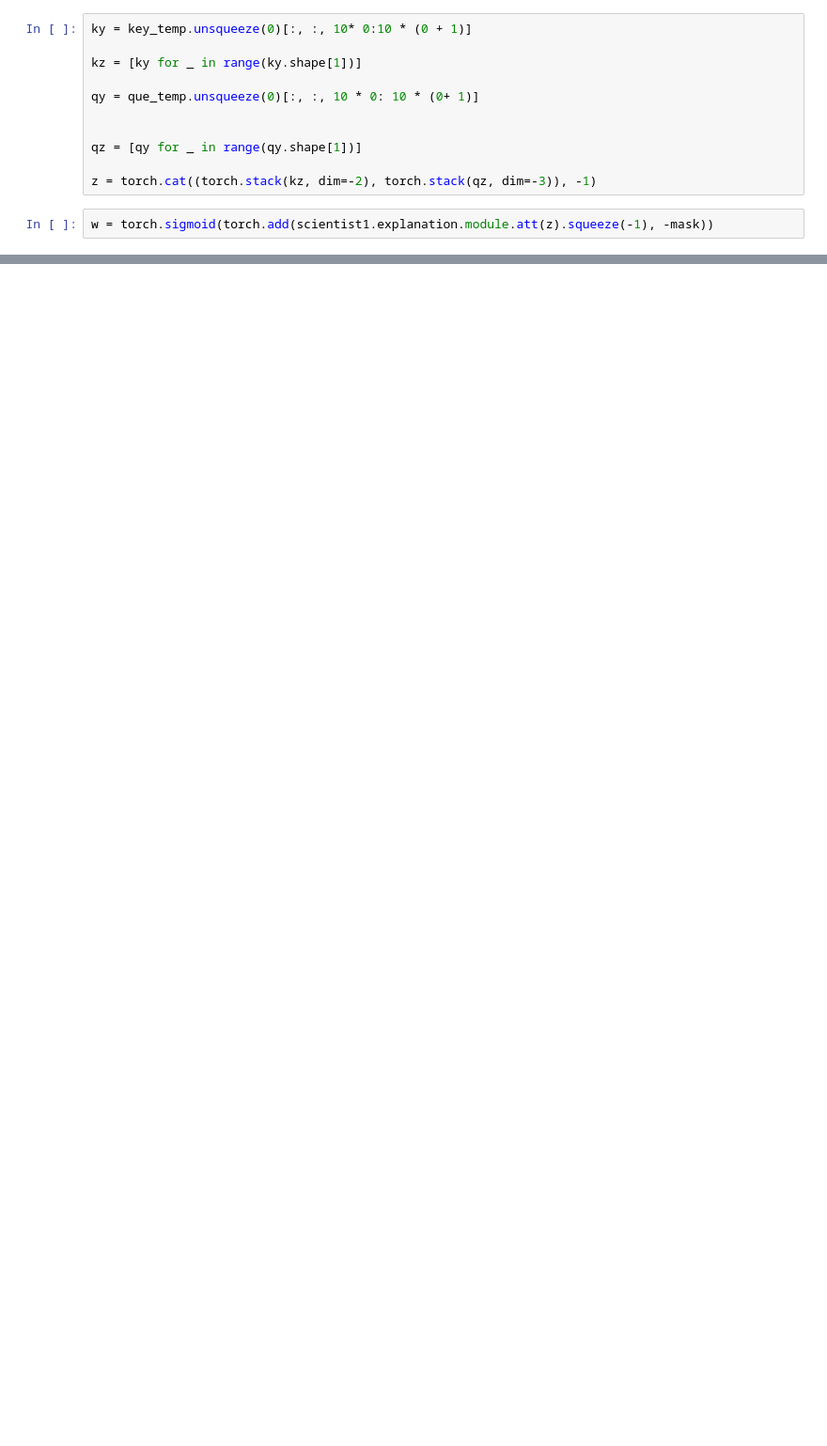
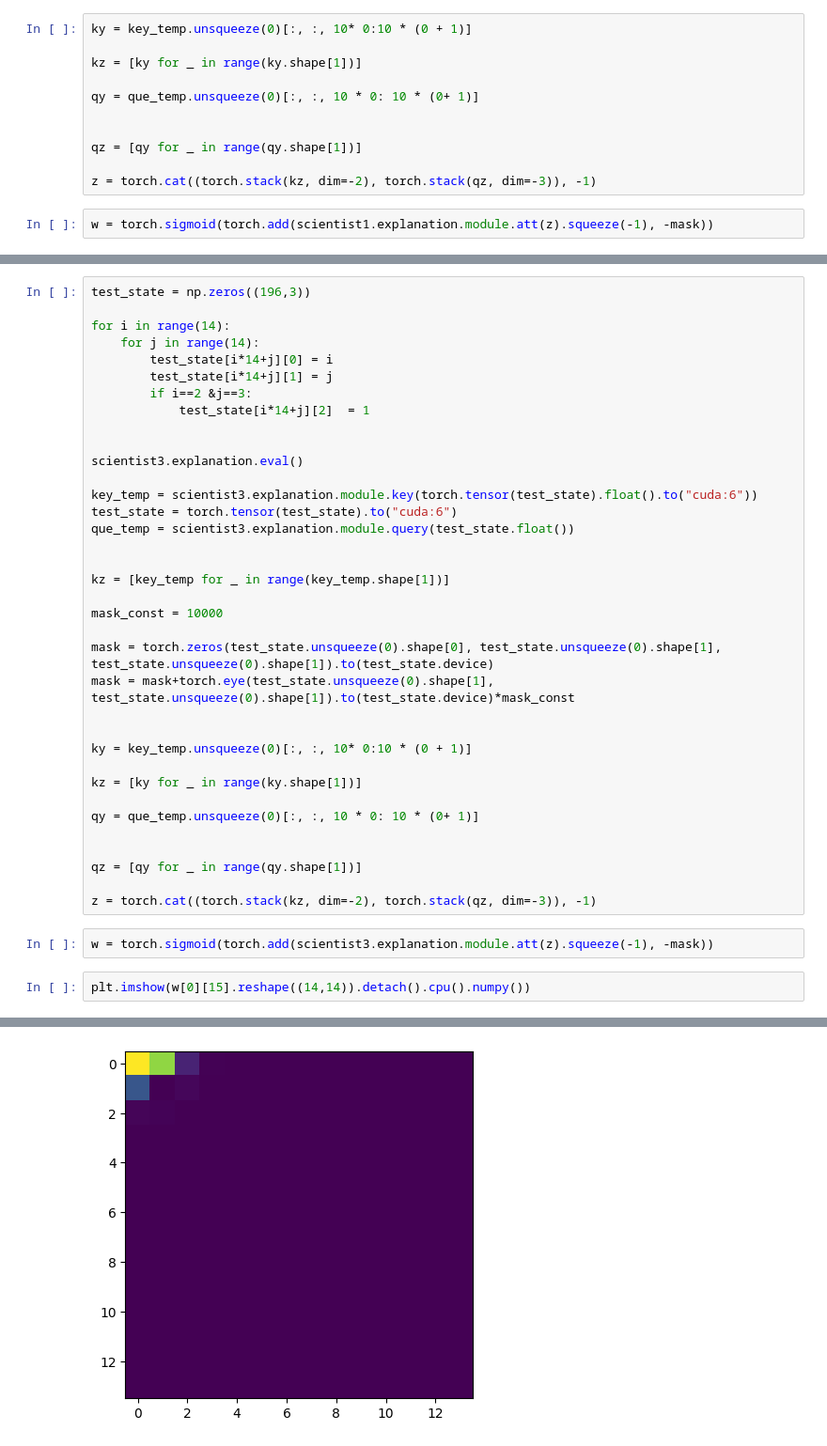
Before and after one commit to MunjungKim/Simulation_of_Science, a Jupyter notebook: notebook/01-Test.ipynb, the cells around one changed output, grey strips where cells are left out. Shown at 94% size. Cells and saved outputs as stored; diff of their text form; blank space fills up the shorter version.

```diff
--- a/notebook/01-Test.ipynb
+++ b/notebook/01-Test.ipynb
@@ -114,0 +266,41 @@ plt.imshow(w[0][120].reshape((14,14)).detach().cpu().numpy())
+# %%
+test_state = np.zeros((196,3))
+
+for i in range(14):
+    for j in range(14):
+        test_state[i*14+j][0] = i
+        test_state[i*14+j][1] = j
+        if i==2 &j==3:
+            test_state[i*14+j][2]  = 1
+
+
+scientist3.explanation.eval()
+
+key_temp = scientist3.explanation.module.key(torch.tensor(test_state).float().to("cuda:6"))
+test_state = torch.tensor(test_state).to("cuda:6")
+que_temp = scientist3.explanation.module.query(test_state.float())
+
+
+kz = [key_temp for _ in range(key_temp.shape[1])]
+
+mask_const = 10000
+
+mask = torch.zeros(test_state.unsqueeze(0).shape[0], test_state.unsqueeze(0).shape[1], test_state.unsqueeze(0).shape[1]).to(test_state.device)
+mask = mask+torch.eye(test_state.unsqueeze(0).shape[1], test_state.unsqueeze(0).shape[1]).to(test_state.device)*mask_const
+
+
+ky = key_temp.unsqueeze(0)[:, :, 10* 0:10 * (0 + 1)]
+
+kz = [ky for _ in range(ky.shape[1])]
+
+qy = que_temp.unsqueeze(0)[:, :, 10 * 0: 10 * (0+ 1)]
+
+
+qz = [qy for _ in range(qy.shape[1])]
+
+z = torch.cat((torch.stack(kz, dim=-2), torch.stack(qz, dim=-3)), -1)
+# %%
+w = torch.sigmoid(torch.add(scientist3.explanation.module.att(z).squeeze(-1), -mask))
+# %%
+plt.imshow(w[0][15].reshape((14,14)).detach().cpu().numpy())
+# %% [output]
@@ -114,0 +308 @@ plt.imshow(w[0][120].reshape((14,14)).detach().cpu().numpy())
+[figure, added]
```
Also changed, not shown: parts of 41 cells of this notebook, 2 other files.
